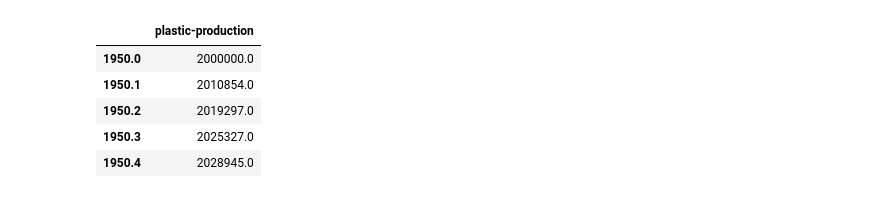
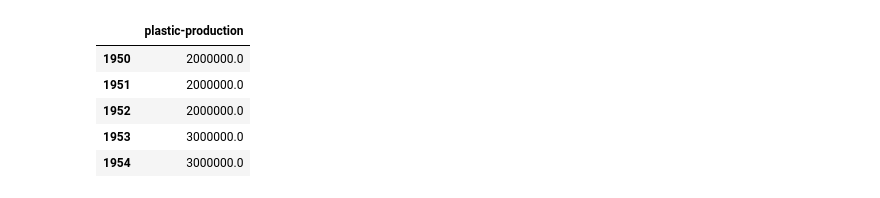
Before and after one commit to JosephBARBIERDARNAL/misc-dataviz, a Jupyter notebook: plastic-pollution/code.ipynb, the cells around one changed output. Cells and saved outputs as stored; diff of their text form; code cells hidden in the pictures.

```diff
--- a/plastic-pollution/code.ipynb
+++ b/plastic-pollution/code.ipynb
@@ -3,6 +3,8 @@
 import pandas as pd
 import numpy as np
 import matplotlib.pyplot as plt
+import textwrap
+import math
 from matplotlib.animation import FuncAnimation
 from matplotlib.patches import FancyArrowPatch
 from sklearn.linear_model import LinearRegression
@@ -11,7 +13,7 @@ from sklearn.pipeline import make_pipeline
 from highlight_text import fig_text, ax_text
 
 # parameters
-interpolate = True
+interpolate = False
 interpolate_factor = 10
 
 # pre processing
@@ -20,36 +22,37 @@ df.columns = ['Entity', 'Code', 'Year', 'plastic-production']
 df = df.set_index('Year')
 df.sort_values(by='Year', inplace=True)
 df.drop(['Entity', 'Code'], axis=1, inplace=True)
 
 # add value for missing year 1974
 df.loc[1974] = (df.loc[1973].values + df.loc[1975].values) / 2
 
 # predict value with fitting for 2020 up to 2050
 X = df.index.values.reshape(-1, 1)
 y = df['plastic-production'].values
 model = make_pipeline(PolynomialFeatures(2), LinearRegression())
 model.fit(X, y)
 X_pred = np.arange(2020, 2051).reshape(-1, 1)
 y_pred = model.predict(X_pred)
 df_pred = pd.DataFrame(y_pred, index=X_pred.flatten(), columns=['plastic-production'])
 df = pd.concat([df, df_pred])
 
 # interpolation
 if interpolate:
    multiple = interpolate_factor
    new_index = np.linspace(df.index.min(), df.index.max(), len(df) * multiple-(multiple-1))
    df = df.reindex(new_index).interpolate(method='polynomial', order=2)
    df.reset_index(inplace=True)
    df['Year'] = df['index'].astype(int)
    df.index = df['Year']
    df.drop(columns=['index', 'Year'], inplace=True)
    df.index = new_index
 
-round(df.head(5))
+df.sort_index(inplace=True)
+df.head(5)
 # %% [output]
 |  | plastic-production |
-| 1950.0 | 2000000.0 |
-| 1950.1 | 2010854.0 |
-| 1950.2 | 2019297.0 |
-| 1950.3 | 2025327.0 |
-| 1950.4 | 2028945.0 |
+| 1950 | 2000000.0 |
+| 1951 | 2000000.0 |
+| 1952 | 2000000.0 |
+| 1953 | 3000000.0 |
+| 1954 | 3000000.0 |
```
Also changed, not shown: parts of 4 cells of this notebook, 3 other files.
